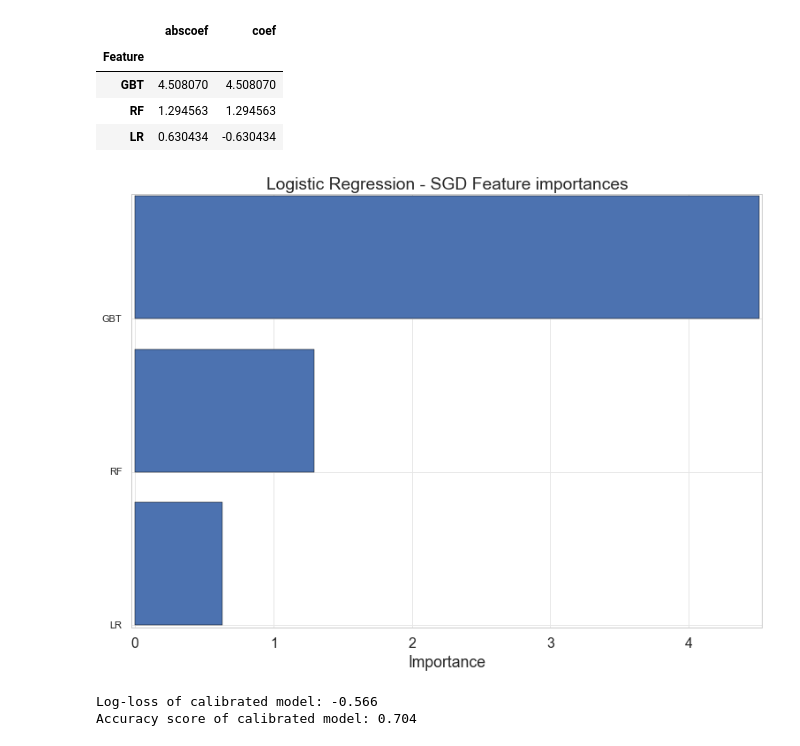
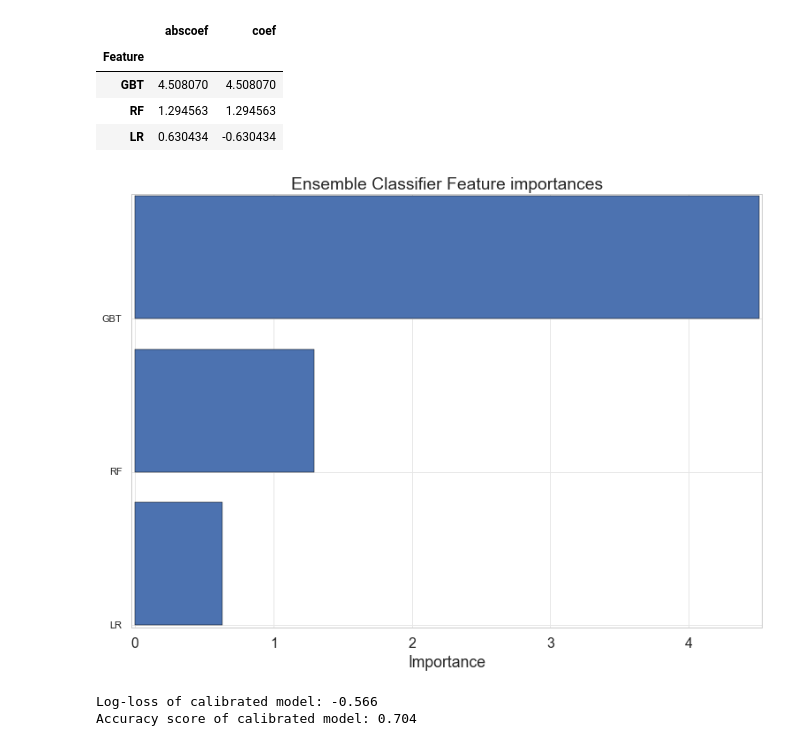
Before and after one commit to TNames/DRUG_TREATMENT_PROJECT, a Jupyter notebook: Process_Book.ipynb, the cells around one changed output. Drawn from its saved outputs; the diff is of its cells as text; code cells hidden in the pictures.

```diff
--- a/Process_Book.ipynb
+++ b/Process_Book.ipynb
@@ -1524,8 +1529,8 @@ ens_small_vi
 # %%
 ens_variable_importances=nonzero_coeff(clf_ensemble, ['RF', 'LR', 'GBT'])
 ens_variable_importances.set_index("Feature", inplace=True)
 ens_small_vi=ens_variable_importances.head(30)
-feature_imp_plot('Logistic Regression - SGD', ens_small_vi.index, ens_small_vi.abscoef)
+feature_imp_plot('Ensemble Classifier', ens_small_vi.index, ens_small_vi.abscoef)
 # %% [output]
-[figure, old version]
+[figure, new version]
 # %%
```
Also changed, not shown: parts of 40 cells of this notebook.
